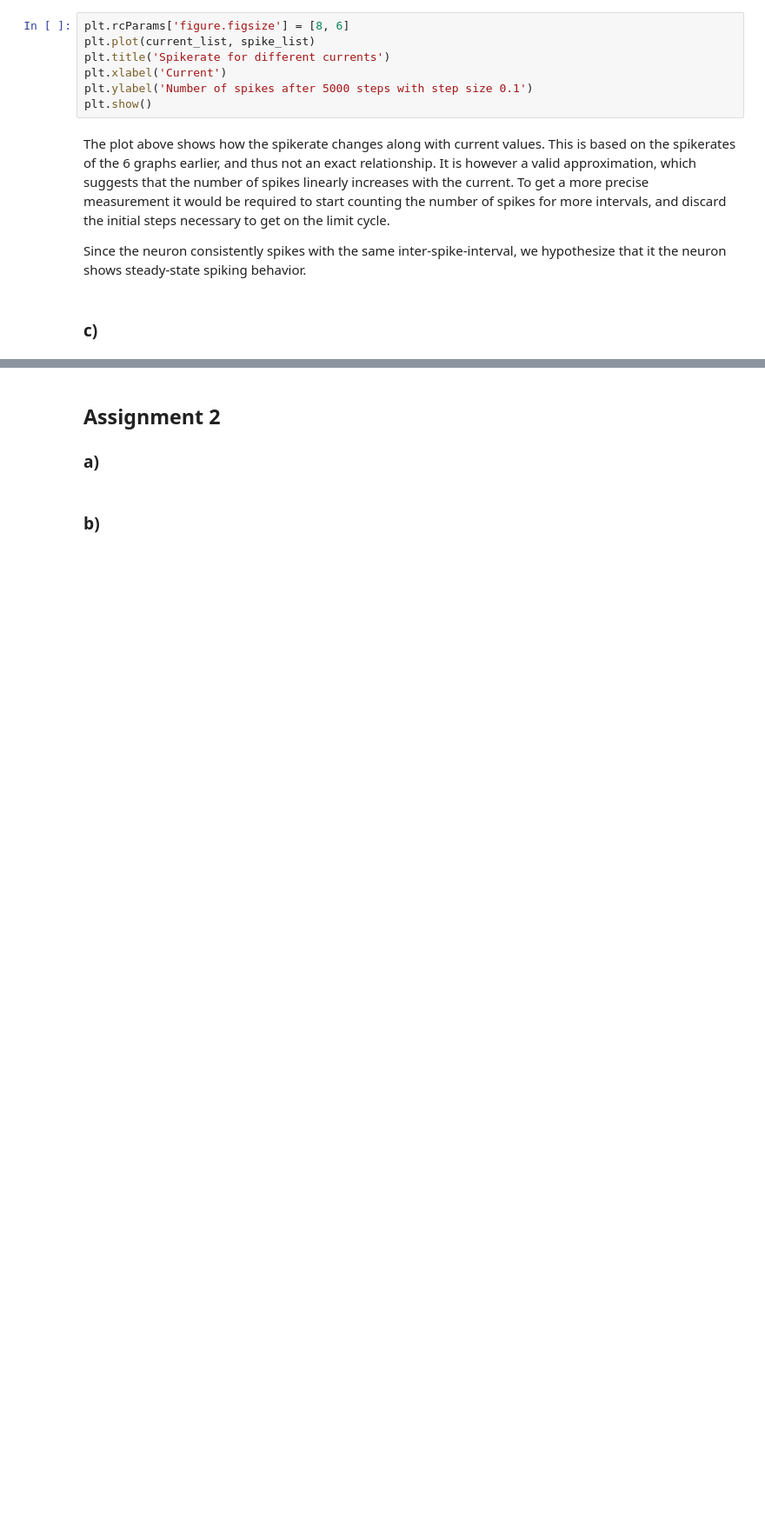
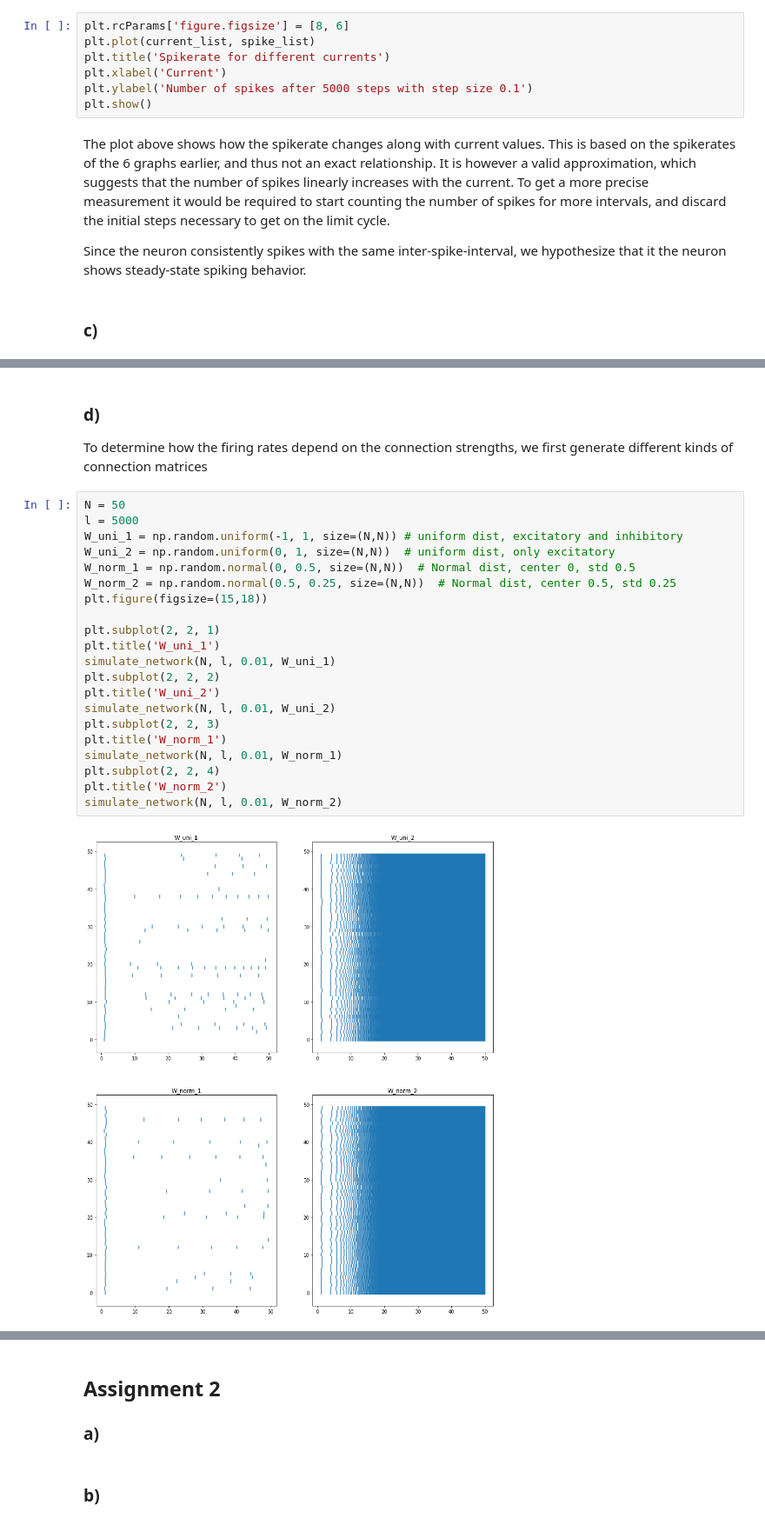
Before and after one commit to StefanIacob/CN_homework, a Jupyter notebook: Week_3/Week 3.ipynb, the cells around one changed output, grey strips where cells are left out. Shown at 87% size. Drawn from its saved outputs; the diff is of its cells as text; blank space fills up the shorter version.

```diff
--- a/Week_3/Week 3.ipynb
+++ b/Week_3/Week 3.ipynb
@@ -182,0 +169,26 @@ plt.eventplot(spike_times)
+# %% [markdown]
+### d)
+To determine how the firing rates depend on the connection strengths, we first generate different kinds of connection matrices
+# %%
+N = 50
+l = 5000
+W_uni_1 = np.random.uniform(-1, 1, size=(N,N)) # uniform dist, excitatory and inhibitory
+W_uni_2 = np.random.uniform(0, 1, size=(N,N))  # uniform dist, only excitatory
+W_norm_1 = np.random.normal(0, 0.5, size=(N,N))  # Normal dist, center 0, std 0.5
+W_norm_2 = np.random.normal(0.5, 0.25, size=(N,N))  # Normal dist, center 0.5, std 0.25
+plt.figure(figsize=(15,18))
+
+plt.subplot(2, 2, 1)
+plt.title('W_uni_1')
+simulate_network(N, l, 0.01, W_uni_1)
+plt.subplot(2, 2, 2)
+plt.title('W_uni_2')
+simulate_network(N, l, 0.01, W_uni_2)
+plt.subplot(2, 2, 3)
+plt.title('W_norm_1')
+simulate_network(N, l, 0.01, W_norm_1)
+plt.subplot(2, 2, 4)
+plt.title('W_norm_2')
+simulate_network(N, l, 0.01, W_norm_2)
+# %% [output]
+[figure, added]
```
Also changed, not shown: parts of 5 cells of this notebook.
